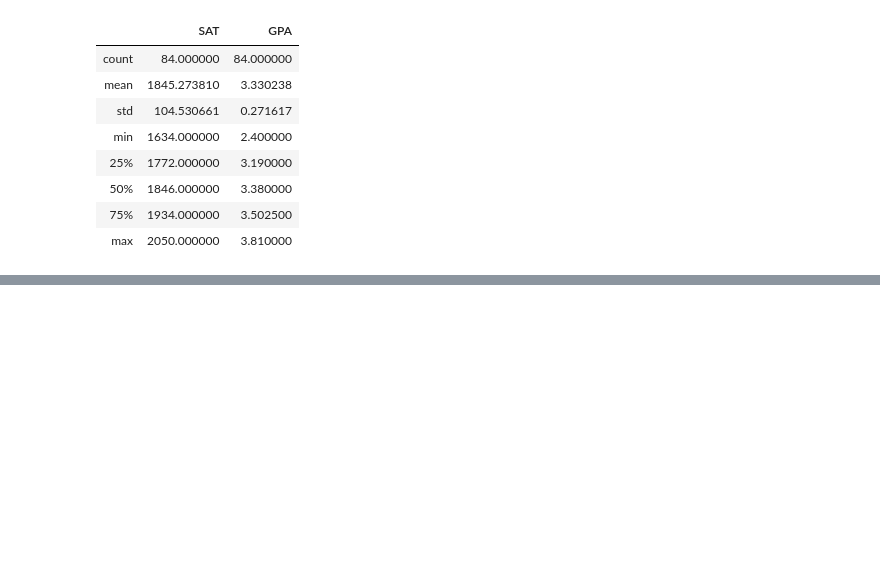
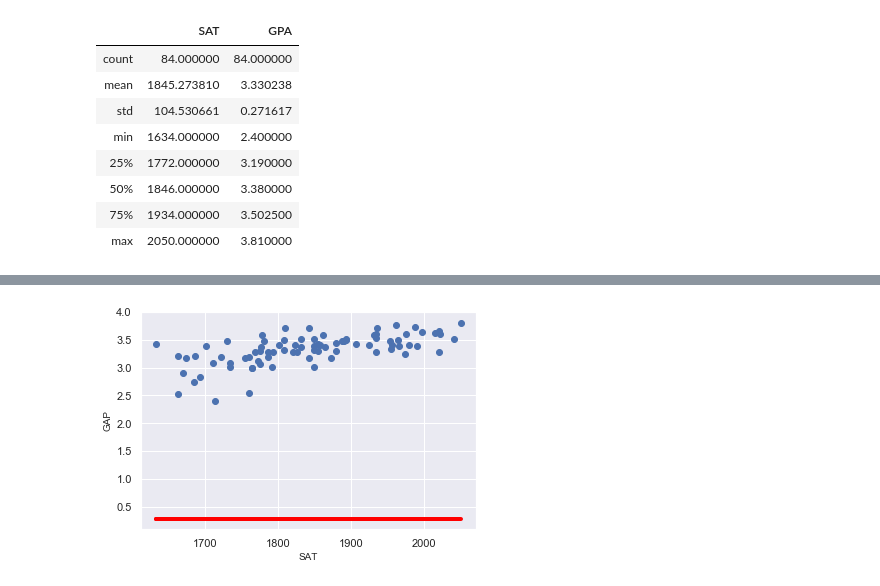
Before and after one commit to LiuHaoLung/10-Machine_Learning, a Jupyter notebook: Regression/Python/SimpleLinearRegression.ipynb, the cells around one changed output, grey strips where cells are left out. Saved outputs shown, nothing was run; the diff lists cells and outputs as text; code cells hidden in the pictures; blank space fills up the shorter version.

```diff
--- a/Regression/Python/SimpleLinearRegression.ipynb
+++ b/Regression/Python/SimpleLinearRegression.ipynb
@@ -106,0 +150,14 @@ plt.show()
+# %%
+# this is the b1 = 0
+# if the b1 = 0, the yhat always be 0
+# so the variable will not be the considered for the model
+# that means the regression line is horizontal always going through the intercept value
+
+plt.scatter(x1,y)
+yhat = 0*x1 + 0.275
+fig = plt.plot(x1, yhat, lw = 4, c = 'red', label = 'regression line')
+plt.xlabel('SAT', fontsize = 10)
+plt.ylabel('GAP', fontsize = 10)
+plt.show()
+# %% [output]
+[figure, added]
```
Also changed, not shown: parts of 6 cells of this notebook, 1 other file.
